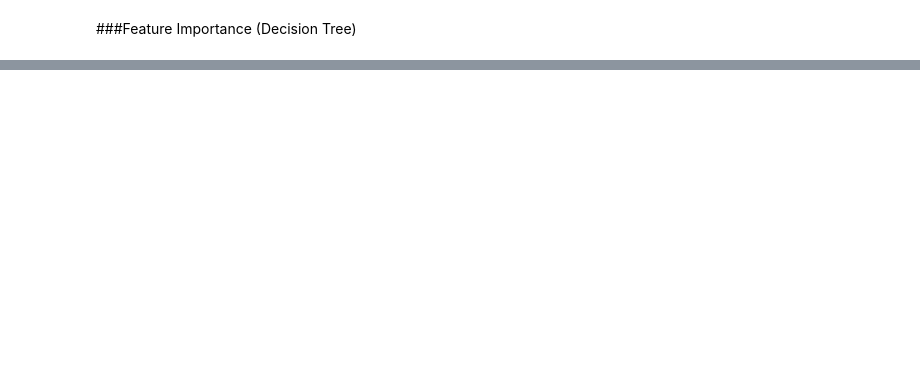
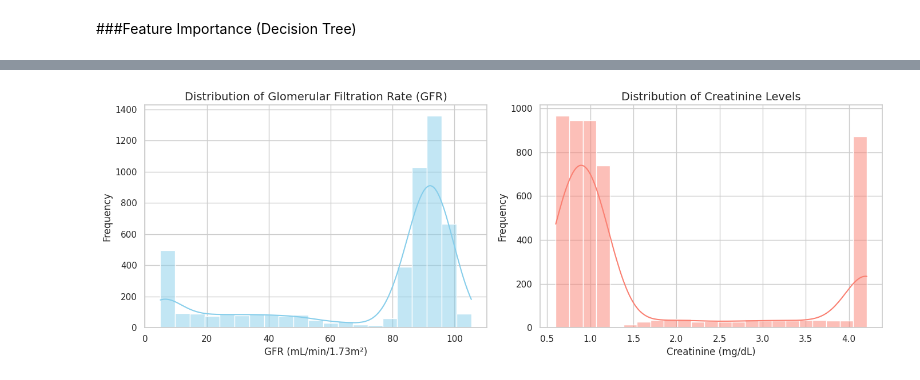
Before and after one commit to trLynn/ckd_prediction_model, a Jupyter notebook: CKD(Logistic_Regression).ipynb, the cells around one changed output, grey strips where cells are left out. Saved outputs shown, nothing was run; the diff lists cells and outputs as text; code cells hidden in the pictures; blank space fills up the shorter version.

```diff
--- a/CKD(Logistic_Regression).ipynb
+++ b/CKD(Logistic_Regression).ipynb
@@ -519,0 +521,27 @@ plt.show()
+# %%
+# Set the style of the visualization
+sns.set_theme(style="whitegrid")
+
+# Create a figure with two subplots (side-by-side)
+fig, axes = plt.subplots(1, 2, figsize=(14, 5))
+
+# Plot 1: Distribution of GFR
+sns.histplot(df['GFR'], kde=True, ax=axes[0], color='skyblue')
+axes[0].set_title('Distribution of Glomerular Filtration Rate (GFR)', fontsize=14)
+axes[0].set_xlabel('GFR (mL/min/1.73m²)')
+axes[0].set_ylabel('Frequency')
+
+# Plot 2: Distribution of Creatinine
+sns.histplot(df['Creatinine'], kde=True, ax=axes[1], color='salmon')
+axes[1].set_title('Distribution of Creatinine Levels', fontsize=14)
+axes[1].set_xlabel('Creatinine (mg/dL)')
+axes[1].set_ylabel('Frequency')
+
+# Adjust layout to prevent overlap
+plt.tight_layout()
+
+# Save the plot
+plt.savefig('clinical_features_distribution.png', dpi=300)
+plt.show()
+# %% [output]
+[figure, added]
```
Also changed, not shown: parts of 8 cells of this notebook.
